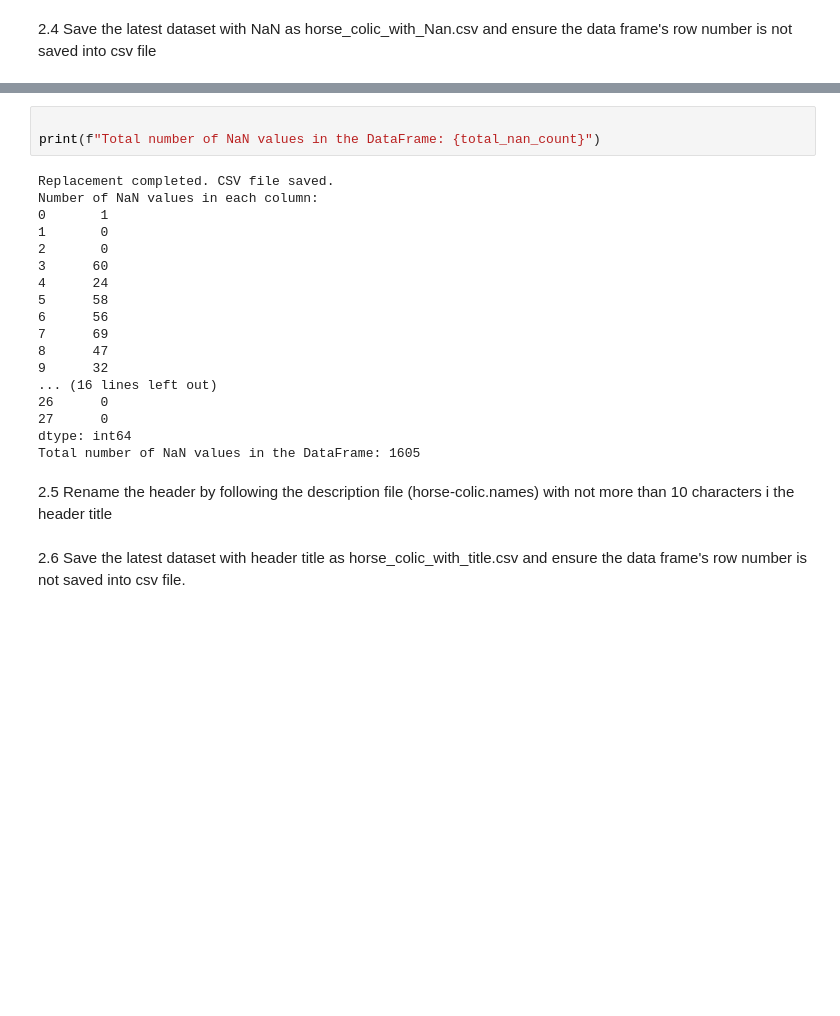
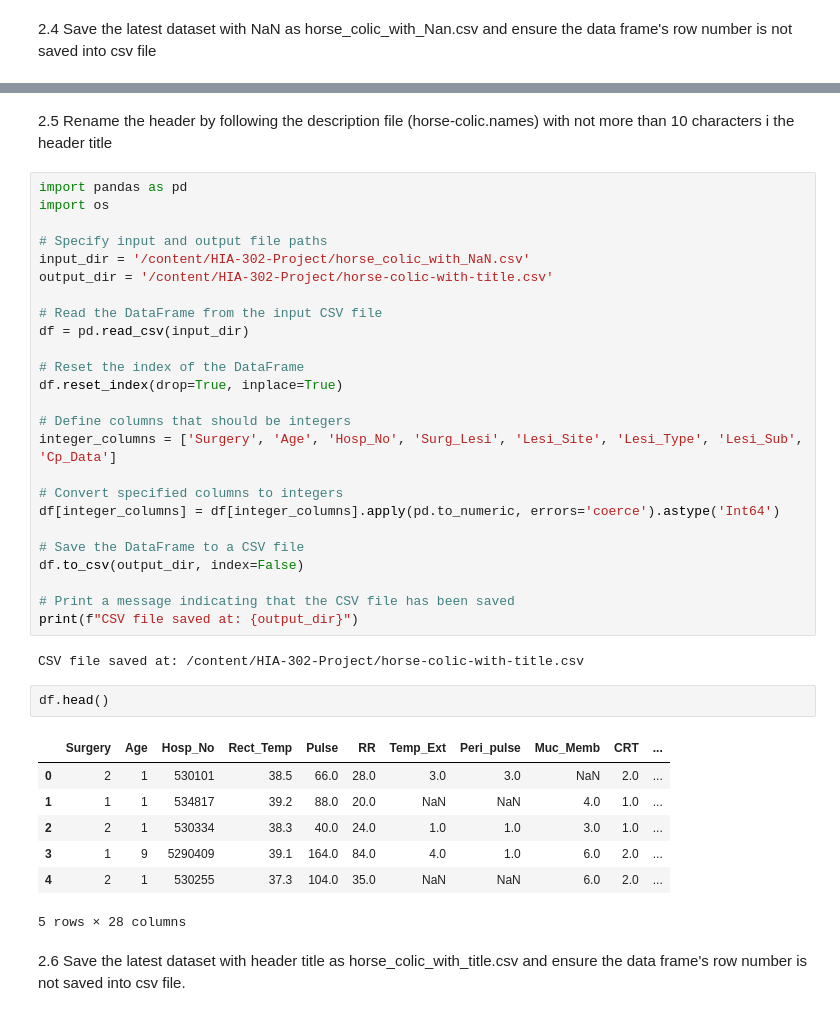
Before and after one commit to mohandaz/HIA-302-Project, a Jupyter notebook: HIA302_Project.ipynb, the cells around one changed output, grey strips where cells are left out. Saved outputs shown, nothing was run; the diff lists cells and outputs as text; blank space fills up the shorter version.

```diff
--- a/HIA302_Project.ipynb
+++ b/HIA302_Project.ipynb
@@ -103,26 +118,42 @@ CSV file saved at: /content/HIA-302-Project/horse_colic_with_NaN.csv
-# %%
-
-print(f"Total number of NaN values in the DataFrame: {total_nan_count}")
-# %% [output]
-Replacement completed. CSV file saved.
-Number of NaN values in each column:
-0       1
-1       0
-2       0
-3      60
-4      24
-5      58
-6      56
-7      69
-8      47
-9      32
-... (16 lines left out)
-26      0
-27      0
-dtype: int64
-Total number of NaN values in the DataFrame: 1605
 # %% [markdown]
 2.5 Rename the header by following the description file (horse-colic.names) with not more than 10 characters i the header title
+# %%
+import pandas as pd
+import os
+
+# Specify input and output file paths
+input_dir = '/content/HIA-302-Project/horse_colic_with_NaN.csv'
+output_dir = '/content/HIA-302-Project/horse-colic-with-title.csv'
+
+# Read the DataFrame from the input CSV file
+df = pd.read_csv(input_dir)
+
+# Reset the index of the DataFrame
+df.reset_index(drop=True, inplace=True)
+
+# Define columns that should be integers
+integer_columns = ['Surgery', 'Age', 'Hosp_No', 'Surg_Lesi', 'Lesi_Site', 'Lesi_Type', 'Lesi_Sub', 'Cp_Data']
+
+# Convert specified columns to integers
+df[integer_columns] = df[integer_columns].apply(pd.to_numeric, errors='coerce').astype('Int64')
+
+# Save the DataFrame to a CSV file
+df.to_csv(output_dir, index=False)
+
+# Print a message indicating that the CSV file has been saved
+print(f"CSV file saved at: {output_dir}")
+# %% [output]
+CSV file saved at: /content/HIA-302-Project/horse-colic-with-title.csv
+# %%
+df.head()
+# %% [output]
+|  | Surgery | Age | Hosp_No | Rect_Temp | Pulse | RR | Temp_Ext | Peri_pulse | Muc_Memb | CRT | ... |
+| 0 | 2 | 1 | 530101 | 38.5 | 66.0 | 28.0 | 3.0 | 3.0 | NaN | 2.0 | ... |
+| 1 | 1 | 1 | 534817 | 39.2 | 88.0 | 20.0 | NaN | NaN | 4.0 | 1.0 | ... |
+| 2 | 2 | 1 | 530334 | 38.3 | 40.0 | 24.0 | 1.0 | 1.0 | 3.0 | 1.0 | ... |
+| 3 | 1 | 9 | 5290409 | 39.1 | 164.0 | 84.0 | 4.0 | 1.0 | 6.0 | 2.0 | ... |
+| 4 | 2 | 1 | 530255 | 37.3 | 104.0 | 35.0 | NaN | NaN | 6.0 | 2.0 | ... |
+5 rows × 28 columns
 # %% [markdown]
 2.6 Save the latest dataset with header title as horse_colic_with_title.csv and ensure the data frame's row number is not saved into csv file.
 # %% [markdown]
```
Also changed, not shown: parts of 13 cells of this notebook.
